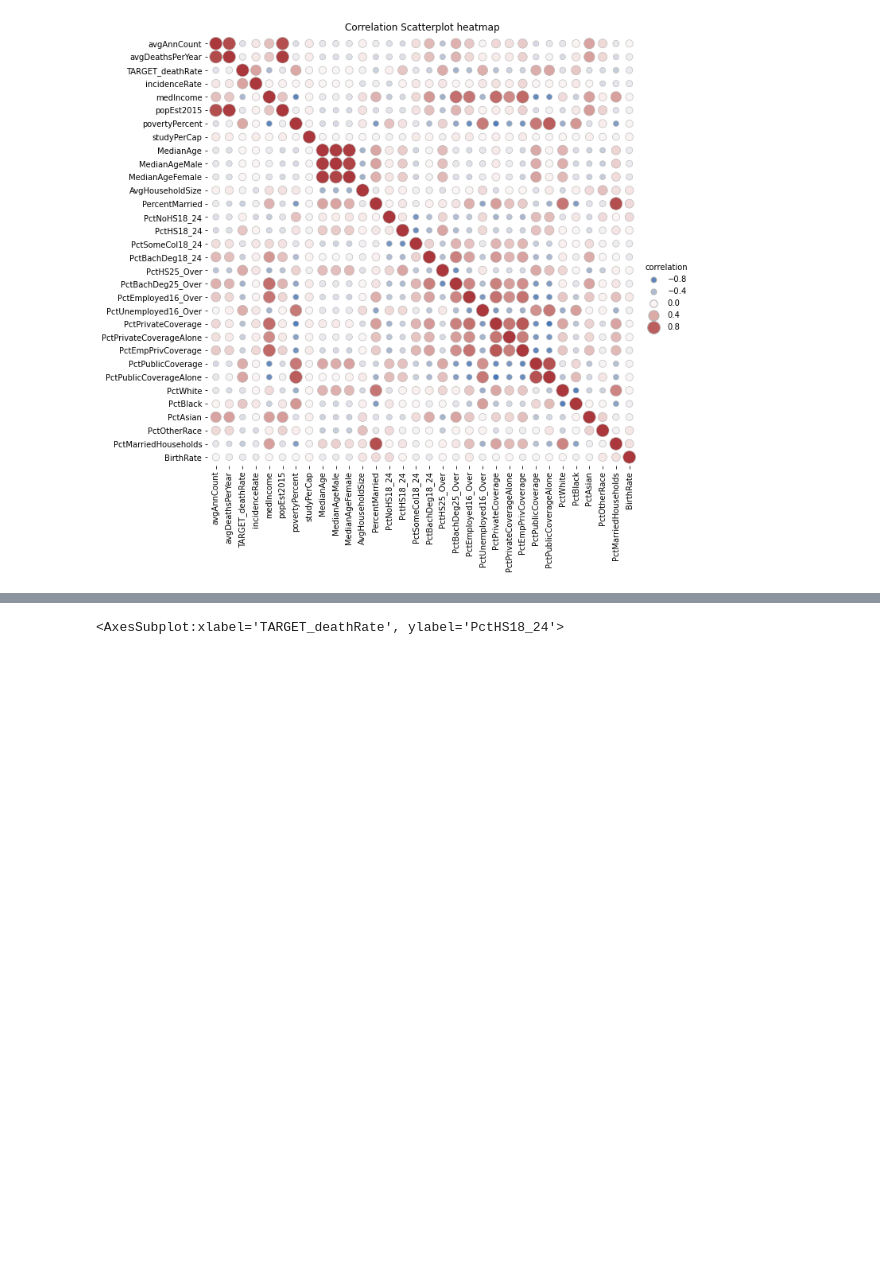
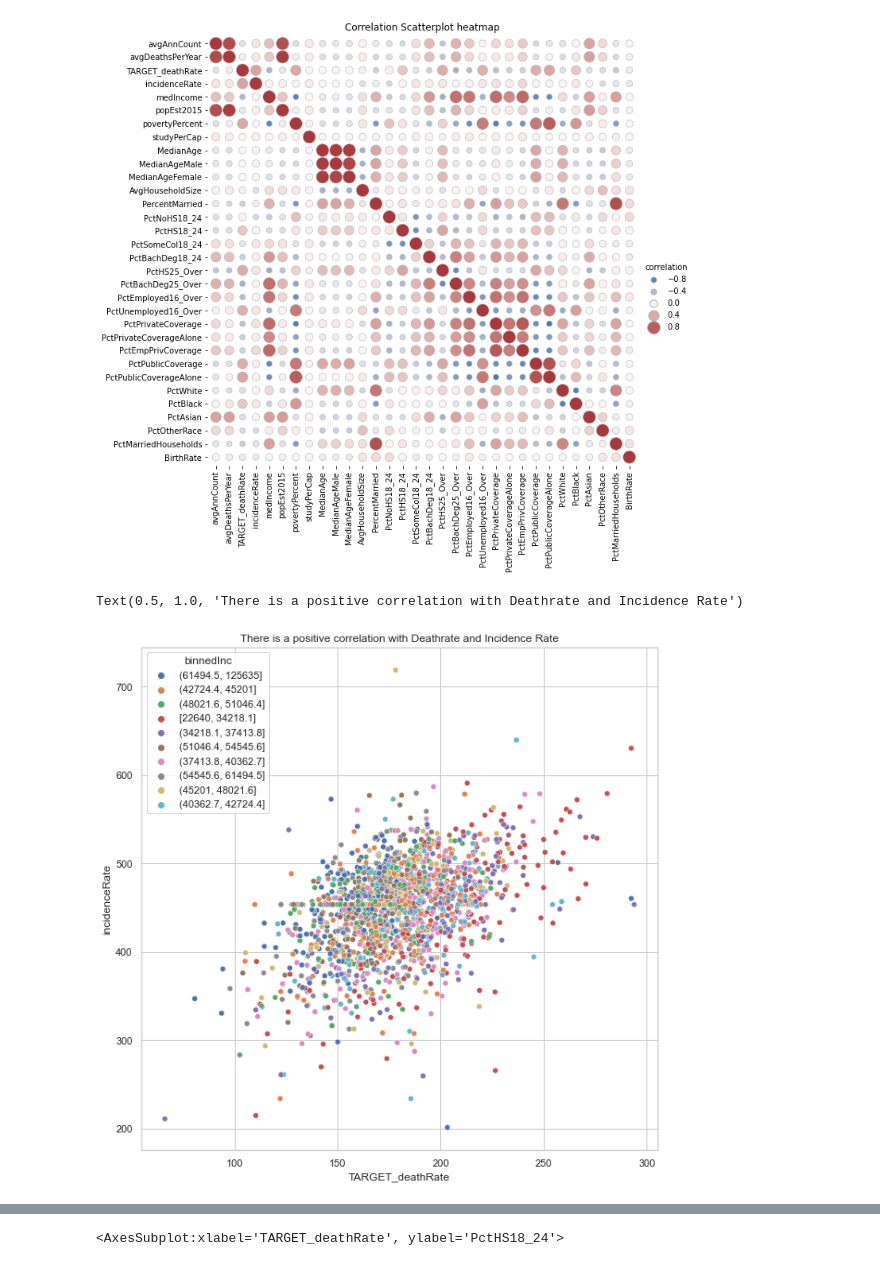
Before and after one commit to michael-haerle/OLS_Regression_Challenge, a Jupyter notebook: initial_notebook.ipynb, the cells around one changed output, grey strips where cells are left out. Drawn from its saved outputs; the diff is of its cells as text; code cells hidden in the pictures; blank space fills up the shorter version.

```diff
--- a/initial_notebook.ipynb
+++ b/initial_notebook.ipynb
@@ -288,3 +292,10 @@ for artist in g.legend.legendHandles:
     artist.set_edgecolor(".7")
 # %% [output]
 [figure]
+# %%
+plt.figure(figsize=(10, 10))
+sns.scatterplot(x='TARGET_deathRate', y='incidenceRate', data=train, hue='binnedInc')
+plt.title('There is a positive correlation with Deathrate and Incidence Rate')
+# %% [output]
+Text(0.5, 1.0, 'There is a positive correlation with Deathrate and Incidence Rate')
+[figure, added]
```
Also changed, not shown: parts of 5 cells of this notebook.
